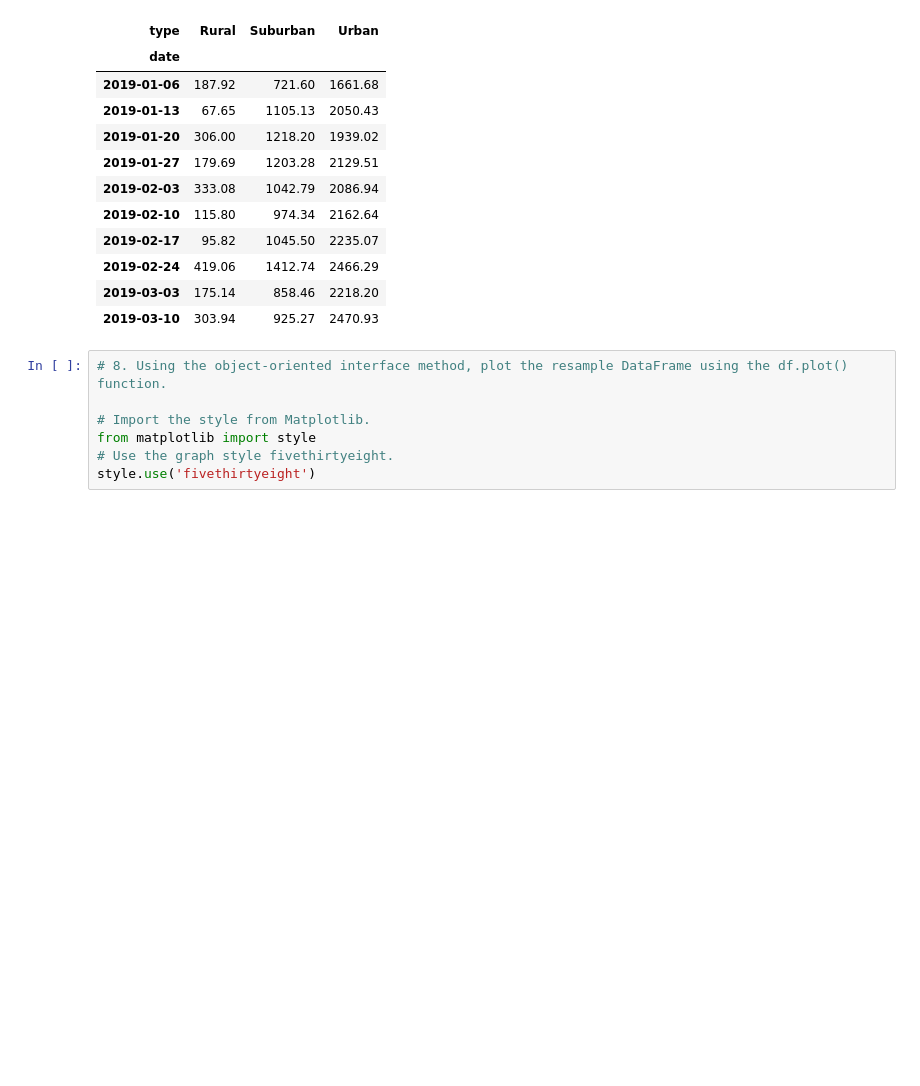
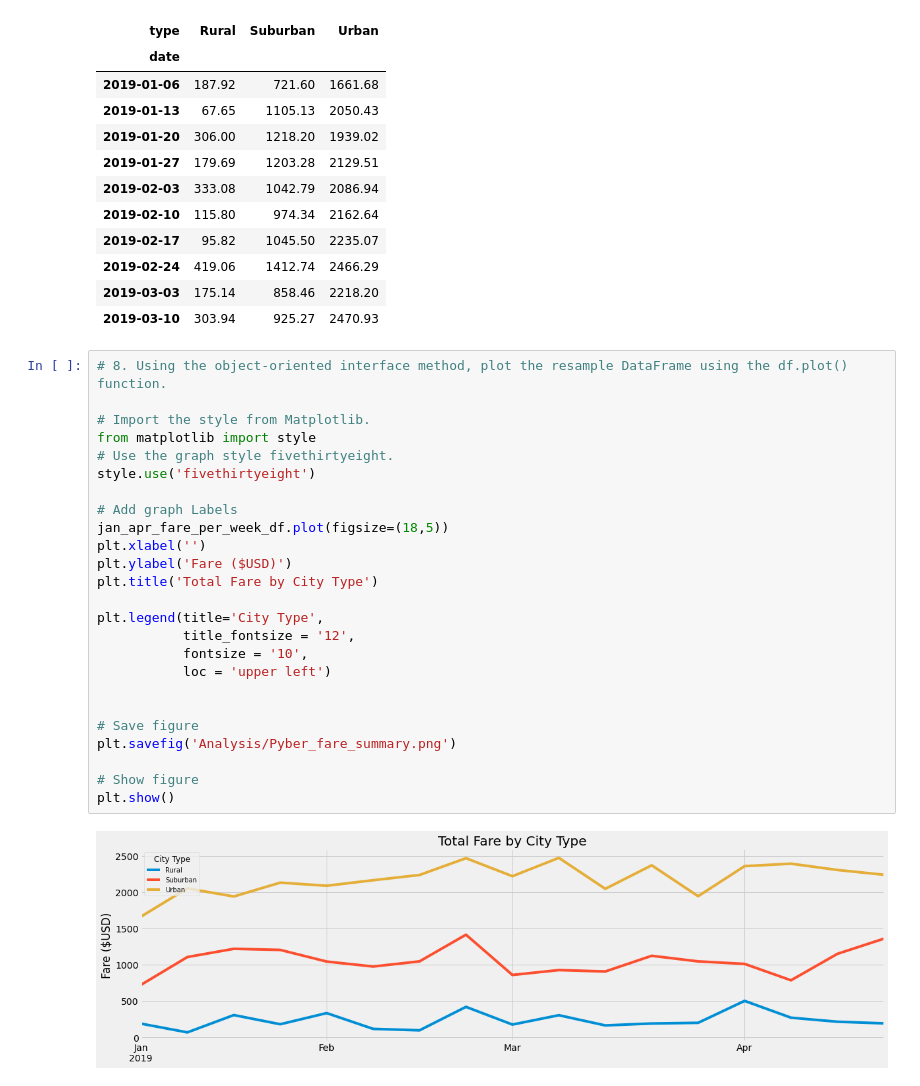
Before and after one commit to Mlao01/PyBer_Analysis, a Jupyter notebook: PyBer_Challenge.ipynb, the cells around one changed output. Cells and saved outputs as stored; diff of their text form; blank space fills up the shorter version.

```diff
--- a/PyBer_Challenge.ipynb
+++ b/PyBer_Challenge.ipynb
@@ -278,7 +278,27 @@ jan_apr_fare_per_week_df.head(10)
 # %%
 # 8. Using the object-oriented interface method, plot the resample DataFrame using the df.plot() function.
 
 # Import the style from Matplotlib.
 from matplotlib import style
 # Use the graph style fivethirtyeight.
 style.use('fivethirtyeight')
+
+# Add graph Labels
+jan_apr_fare_per_week_df.plot(figsize=(18,5))
+plt.xlabel('')
+plt.ylabel('Fare ($USD)')
+plt.title('Total Fare by City Type')
+
+plt.legend(title='City Type',
+           title_fontsize = '12',
+           fontsize = '10',
+           loc = 'upper left')
+
+
+# Save figure
+plt.savefig('Analysis/Pyber_fare_summary.png')
+
+# Show figure
+plt.show()
+# %% [output]
+[figure, added]
```
Also changed, not shown: 3 other files.
